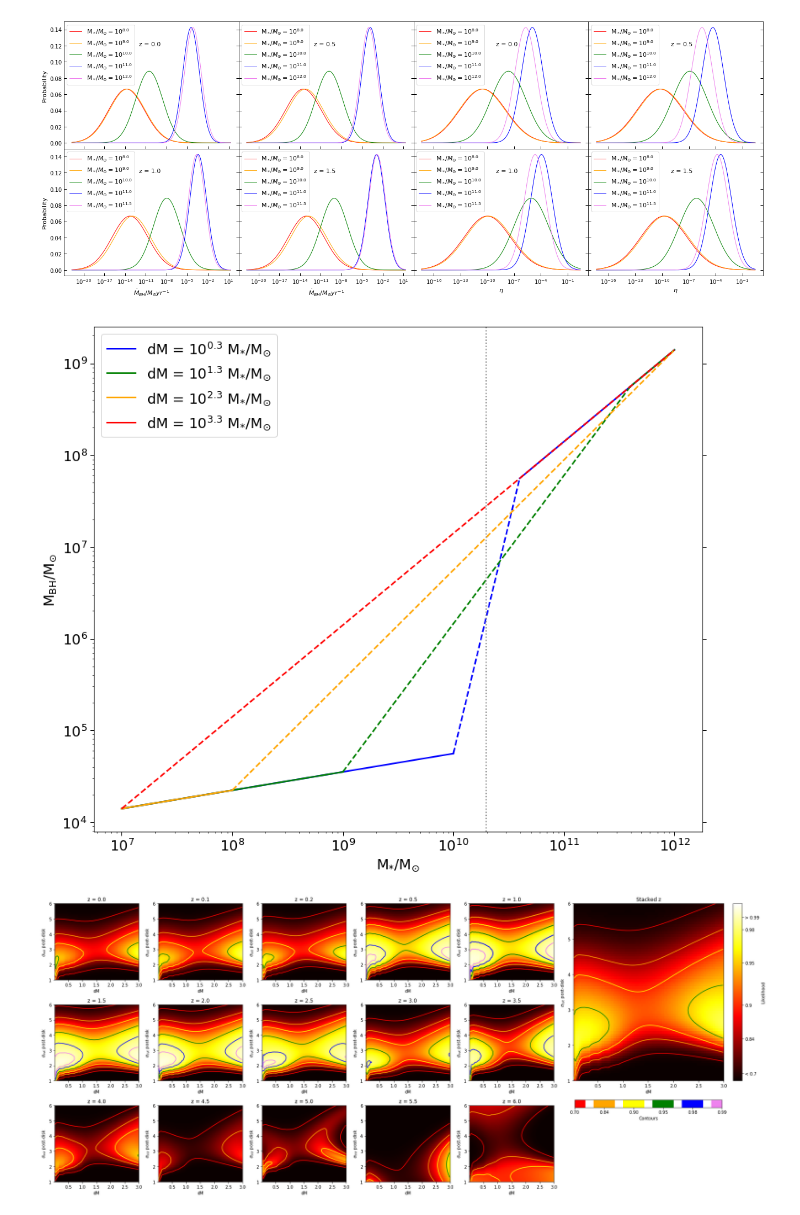
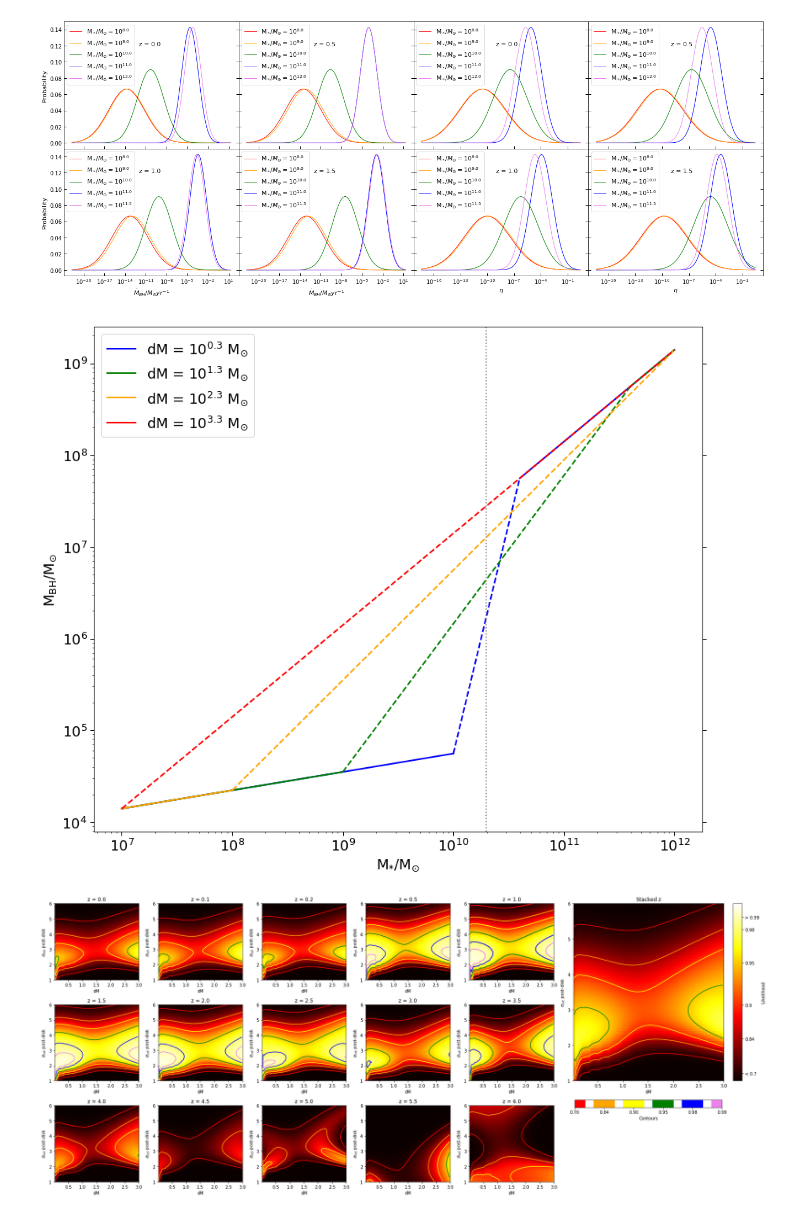
Before and after one commit to megantillman/get_QLF, a Jupyter notebook: paper_plots.ipynb, the cells around one changed output. Drawn from its saved outputs; the diff is of its cells as text; code cells hidden in the pictures.

Commit message:
made code run faster and messed around with plots

```diff
--- a/paper_plots.ipynb
+++ b/paper_plots.ipynb
@@ -30,11 +50,12 @@ stell = qlf.StellBins
 
 qlf.get_dNdlnMstar(dlnMstar)
 qlf.get_SMBM(dM)
+qlf.LumBins = np.linspace(6,18,200)
 qlf.get_dNdlnL(siglnX)
 
-lnMdot = qlf.Mdot_sig[:,0]
-sigs = qlf.Mdot_sig[:,1]
-lnMdotedd = qlf.Mdot_sig[:,2]
+lnMdot = qlf.Mdot_mu_sig[:,0]
+sigs = qlf.Mdot_mu_sig[:,1]
+lnMdotedd = qlf.Mdot_mu_sig[:,2]
 lneta = lnMdot - lnMdotedd
 
 for mass, c in zip(smass, color):
@@ -60,11 +81,12 @@ stell = qlf.StellBins
 
 qlf.get_dNdlnMstar(dlnMstar)
 qlf.get_SMBM(dM)
+qlf.LumBins = np.linspace(6,18,200)
 qlf.get_dNdlnL(siglnX)
 
-lnMdot = qlf.Mdot_sig[:,0]
-sigs = qlf.Mdot_sig[:,1]
-lnMdotedd = qlf.Mdot_sig[:,2]
+lnMdot = qlf.Mdot_mu_sig[:,0]
+sigs = qlf.Mdot_mu_sig[:,1]
+lnMdotedd = qlf.Mdot_mu_sig[:,2]
 lneta = lnMdot - lnMdotedd
 
 for mass, c in zip(smass, color):
@@ -90,11 +112,12 @@ stell = qlf.StellBins
 
 qlf.get_dNdlnMstar(dlnMstar)
 qlf.get_SMBM(dM)
+qlf.LumBins = np.linspace(6,18,200)
 qlf.get_dNdlnL(siglnX)
 
-lnMdot = qlf.Mdot_sig[:,0]
-sigs = qlf.Mdot_sig[:,1]
-lnMdotedd = qlf.Mdot_sig[:,2]
+lnMdot = qlf.Mdot_mu_sig[:,0]
+sigs = qlf.Mdot_mu_sig[:,1]
+lnMdotedd = qlf.Mdot_mu_sig[:,2]
 lneta = lnMdot - lnMdotedd
 
 for mass, c in zip(smass, color):
@@ -119,11 +142,12 @@ stell = qlf.StellBins
 
 qlf.get_dNdlnMstar(dlnMstar)
 qlf.get_SMBM(dM)
+qlf.LumBins = np.linspace(6,18,200)
 qlf.get_dNdlnL(siglnX)
 
-lnMdot = qlf.Mdot_sig[:,0]
-sigs = qlf.Mdot_sig[:,1]
-lnMdotedd = qlf.Mdot_sig[:,2]
+lnMdot = qlf.Mdot_mu_sig[:,0]
+sigs = qlf.Mdot_mu_sig[:,1]
+lnMdotedd = qlf.Mdot_mu_sig[:,2]
 lneta = lnMdot - lnMdotedd
 
 for mass, c in zip(smass, color):
@@ -150,10 +174,11 @@ stell = qlf.StellBins
 
 qlf.get_dNdlnMstar(dlnMstar)
 qlf.get_SMBM(dM)
+qlf.LumBins = np.linspace(6,18,200)
 qlf.get_dNdlnL(siglnX)
 
-lnMdot = qlf.Mdot_sig[:,0]
-sigs = qlf.Mdot_sig[:,1]
+lnMdot = qlf.Mdot_mu_sig[:,0]
+sigs = qlf.Mdot_mu_sig[:,1]
 lnMdot = np.log(np.e**lnMdot/(3.17098e-8*2e33))
 
 for mass, c in zip(smass, color):
@@ -180,10 +205,11 @@ stell = qlf.StellBins
 
 qlf.get_dNdlnMstar(dlnMstar)
 qlf.get_SMBM(dM)
+qlf.LumBins = np.linspace(6,18,200)
 qlf.get_dNdlnL(siglnX)
 
-lnMdot = qlf.Mdot_sig[:,0]
-sigs = qlf.Mdot_sig[:,1]
+lnMdot = qlf.Mdot_mu_sig[:,0]
+sigs = qlf.Mdot_mu_sig[:,1]
 lnMdot = np.log(np.e**lnMdot/(3.17098e-8*2e33))
 
 for mass, c in zip(smass, color):
@@ -209,10 +235,11 @@ stell = qlf.StellBins
 
 qlf.get_dNdlnMstar(dlnMstar)
 qlf.get_SMBM(dM)
+qlf.LumBins = np.linspace(6,18,200)
 qlf.get_dNdlnL(siglnX)
 
-lnMdot = qlf.Mdot_sig[:,0]
-sigs = qlf.Mdot_sig[:,1]
+lnMdot = qlf.Mdot_mu_sig[:,0]
+sigs = qlf.Mdot_mu_sig[:,1]
 lnMdot = np.log(np.e**lnMdot/(3.17098e-8*2e33))
 
 for mass, c in zip(smass, color):
@@ -231,37 +258,38 @@ ax3.set_ylabel(r'Probability', fontsize = fs)
 
 ######### AXIS 4
 ax4 = fig.add_axes([0.3, 0.1, 0.2, 0.4], sharey = ax1, sharex = ax1)
 
 smass = np.array([8.0, 9.0, 10.0, 11.0, 11.5])
 qlf = QLF(zlist[3], bins)
 stell = qlf.StellBins
 
 qlf.get_dNdlnMstar(dlnMstar)
 qlf.get_SMBM(dM)
+qlf.LumBins = np.linspace(6,18,200)
 qlf.get_dNdlnL(siglnX)
 
-lnMdot = qlf.Mdot_sig[:,0]
-sigs = qlf.Mdot_sig[:,1]
+lnMdot = qlf.Mdot_mu_sig[:,0]
+sigs = qlf.Mdot_mu_sig[:,1]
 lnMdot = np.log(np.e**lnMdot/(3.17098e-8*2e33))
 
 for mass, c in zip(smass, color):
     i = np.argmin(np.abs(stell - mass))
     x = np.linspace(-50, 3, 200)
     A = 1
     y = ( A/np.sqrt(2.0 * np.pi * sigs[int(i)]**2.0) ) * np.exp( -(x - lnMdot[int(i)])**2.0 / (2.0 * sigs[int(i)]**2) )
 
     ax4.plot(np.e**x, y, color=c, lw= 1.0, label=r'M$_*/M_{\odot} = 10^{'+str(mass)+'}$')
 ax4.text(10e-13,.12,'z = '+str(zlist[3]), fontsize = fs)
 ax4.legend(loc='upper left',fontsize = fs)
 ax4.tick_params(direction='in', width = tw, length = tl, right = True)
 ax4.set_xlabel(r'$\dot{M}_{BH}/M_{\odot} yr^{-1}$', fontsize = fs)
 plt.setp(ax4.get_yticklabels(), visible=False)
 
 
 
-plt.savefig('paper-plots/distribution-both_forvarry_Mstar.pdf')
+plt.savefig('plots/paper-plots/distribution-both_forvarry_Mstar.pdf')
 # %% [output]
-[figure, old version]
+[figure, new version]
 # %%
 plt.close()
 lw = 2
@@ -283,11 +311,11 @@ for dM, c in zip(dM_list, colors):
     slopes = qlf.slope_list
     ints = qlf.int_list
     if massc[1] >= stop[0]:
-        plt.plot([10**start[0], 10**massc[0]], [10**start[1], 10**(massc[0]*slopes[0]+ints[0])], c=c, lw = lw, label=r'dM = $10^{'+str(dM)+'}$ M$_{*}$/M$_{\odot}$')
+        plt.plot([10**start[0], 10**massc[0]], [10**start[1], 10**(massc[0]*slopes[0]+ints[0])], c=c, lw = lw, label=r'dM = $10^{'+str(dM)+'}$ M$_{\odot}$')
         plt.plot([10**massc[0], 10**stop[0]], [10**(massc[0]*slopes[1]+ints[1]), 10**stop[1]], ls = 'dashed', lw = lw, c=c)
     else:
         plt.plot([10**massc[0], 10**massc[1]], [10**(massc[0]*slopes[1]+ints[1]), 10**(massc[1]*slopes[1]+ints[1])], ls = 'dashed', lw = lw, c=c)
-        plt.plot([10**start[0], 10**massc[0]], [10**start[1], 10**(massc[0]*slopes[0]+ints[0])], c=c, lw = lw, label=r'dM = $10^{'+str(dM)+'}$ M$_{*}$/M$_{\odot}$')
+        plt.plot([10**start[0], 10**massc[0]], [10**start[1], 10**(massc[0]*slopes[0]+ints[0])], c=c, lw = lw, label=r'dM = $10^{'+str(dM)+'}$ M$_{\odot}$')
         plt.plot([10**massc[1], 10**stop[0]], [10**(massc[1]*slopes[2]+ints[2]), 10**stop[1]], c=c, lw = lw)
 
 plt.tick_params(direction='out', width = tw, length = tl, right = True, labelsize = fs)
@@ -298,9 +326,9 @@ plt.xlabel(r'M$_{*}$/M$_{\odot}$', fontsize = fs)
 plt.ylabel(r'M$_{\rm{BH}}$/M$_{\odot}$', fontsize = fs)
 plt.legend(fontsize = fs)
 plt.tight_layout()
-plt.savefig('paper-plots/dM-effects.pdf')
+plt.savefig('plots/paper-plots/dM-effects.pdf')
 # %% [output]
-[figure, old version]
+[figure, new version]
 # %%
 plt.close()
 
```
Also changed, not shown: parts of 2 cells of this notebook, 4 other files.
